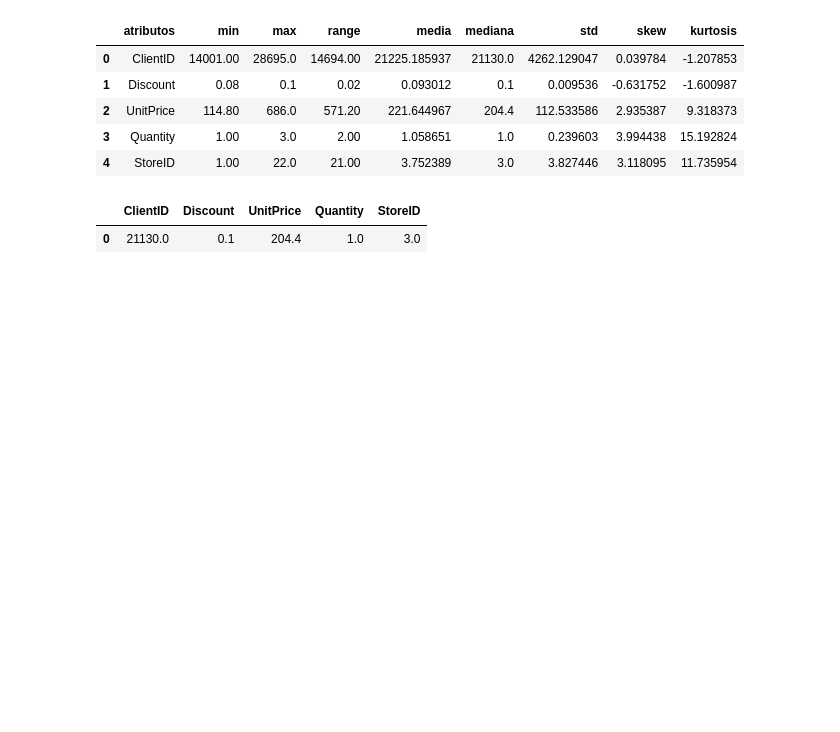
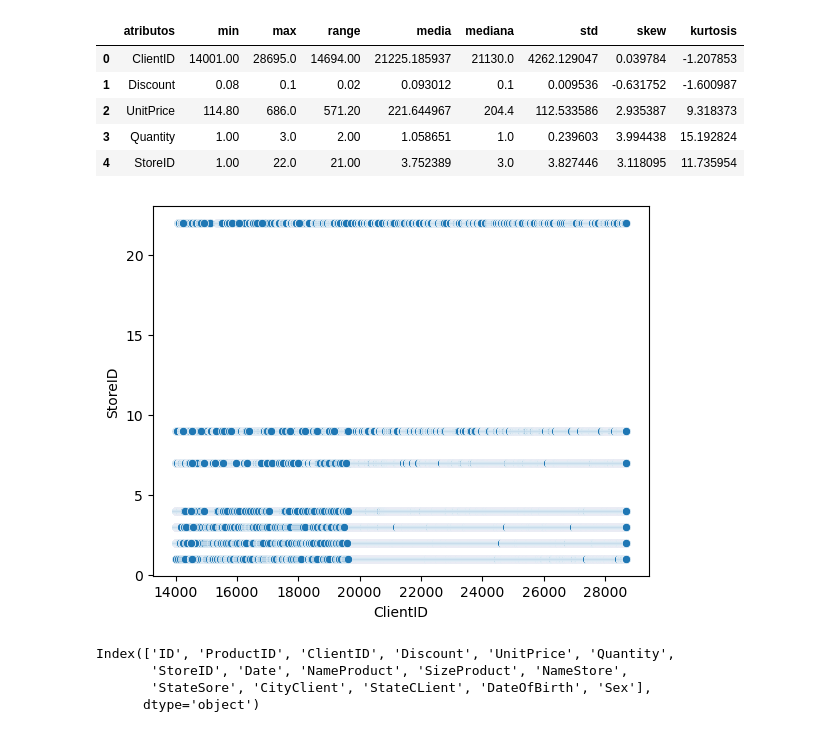
Before and after one commit to webluc/bix, a Jupyter notebook: bix.ipynb, the cells around one changed output. Saved outputs shown, nothing was run; the diff lists cells and outputs as text; code cells hidden in the pictures; blank space fills up the shorter version.

```diff
--- a/bix.ipynb
+++ b/bix.ipynb
@@ -25,2 +73,14 @@ df_lojas = pd.read_excel( "data/datasets.xlsx",
 # %% [markdown]
 ## Descrição dos dados
+# %%
+#Renomear Columas
+df_produtos.columns = ['ProductID','NameProduct','SizeProduct' ]
+df_consumidor.columns = [ 'ClientID', 'CityClient', 'StateCLient' , 'DateOfBirth' , 'Sex' ]
+df_lojas.columns = ['StoreID', 'NameStore', 'StateSore' ]
+
+# Unir datasets
+df = df_vendas.merge( df_produtos, how = 'left', on = 'ProductID')
+df = df.merge( df_lojas, how = 'left', on = 'StoreID')
+df = df.merge( df_consumidor, how = 'left', on = 'ClientID')
+
+df.shape
@@ -159,7 +173,13 @@ df_desc_vendas_num
 | 3 | Quantity | 1.00 | 3.0 | 2.00 | 1.058651 | 1.0 | 0.239603 | 3.994438 | 15.192824 |
 | 4 | StoreID | 1.00 | 22.0 | 21.00 | 3.752389 | 3.0 | 3.827446 | 3.118095 | 11.735954 |
 # %%
-ct2
+sns.scatterplot(x = 'ClientID', y= 'StoreID', data=df);
 # %% [output]
-|  | ClientID | Discount | UnitPrice | Quantity | StoreID |
-| 0 | 21130.0 | 0.1 | 204.4 | 1.0 | 3.0 |
+[figure, added]
+# %%
+df.columns
+# %% [output]
+Index(['ID', 'ProductID', 'ClientID', 'Discount', 'UnitPrice', 'Quantity',
+       'StoreID', 'Date', 'NameProduct', 'SizeProduct', 'NameStore',
+       'StateSore', 'CityClient', 'StateCLient', 'DateOfBirth', 'Sex'],
+      dtype='object')
```
Also changed, not shown: parts of 30 cells of this notebook, 1 other file.
